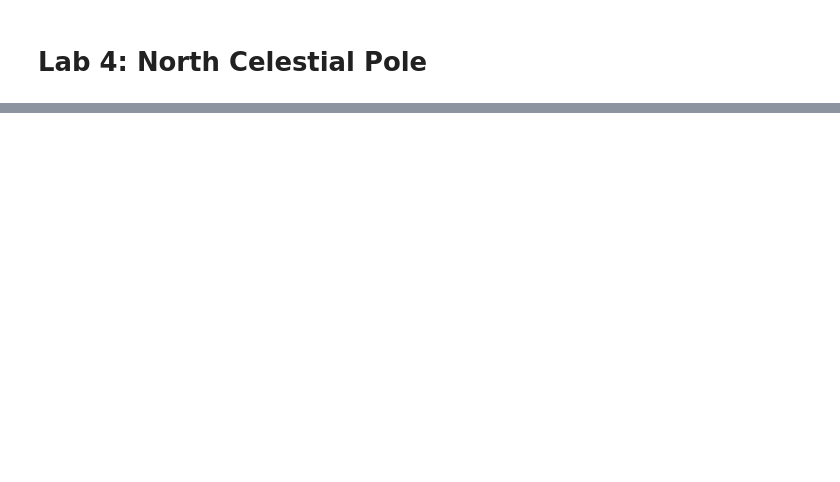
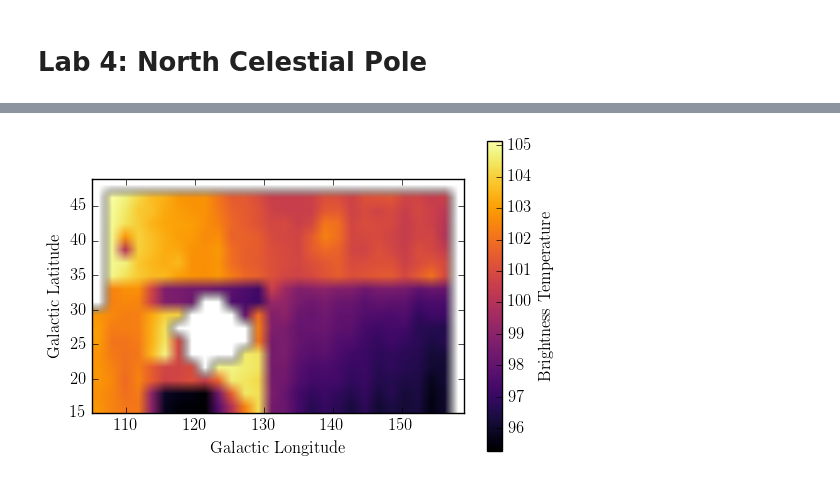
Before and after one commit to gracefujii/Astro-121, a Jupyter notebook: Lab 4 - North Celestial Pole.ipynb, the cells around one changed output, grey strips where cells are left out. Saved outputs shown, nothing was run; the diff lists cells and outputs as text; code cells hidden in the pictures; blank space fills up the shorter version.

```diff
--- a/Lab 4 - North Celestial Pole.ipynb
+++ b/Lab 4 - North Celestial Pole.ipynb
@@ -80,0 +225,21 @@ plt.show()
+# %%
+coord = []
+
+for i in range(len(sorted_data[0])):
+    lon = sorted_data[0][i]
+    lat = sorted_data[1][i]
+    coord.append([lon, lat])
+# %%
+grid_x, grid_y = np.mgrid[105:159:28j, 15:49:18j]
+
+grid_z = griddata(coord, sorted_data[2], (grid_x, grid_y))
+
+plt.subplot(111)
+plt.imshow(grid_z.T, cmap='inferno',extent=(105,159,15,49), origin='lower')
+cbar = plt.colorbar()
+cbar.set_label('Brightness Temperature')
+plt.xlabel('Galactic Longitude')
+plt.ylabel('Galactic Latitude')
+plt.show()
+# %% [output]
+[figure, added]
```
Also changed, not shown: parts of 32 cells of this notebook, 3 other files.
